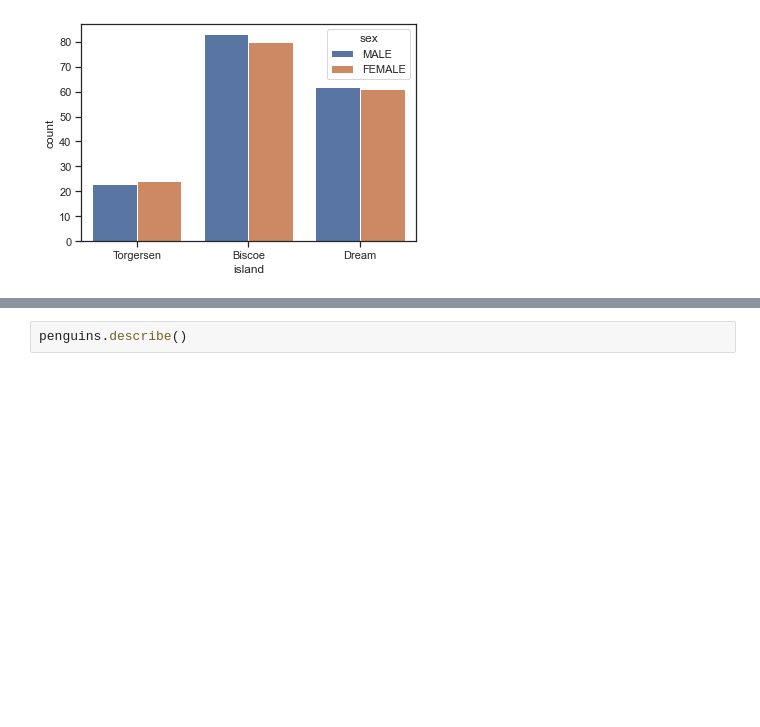
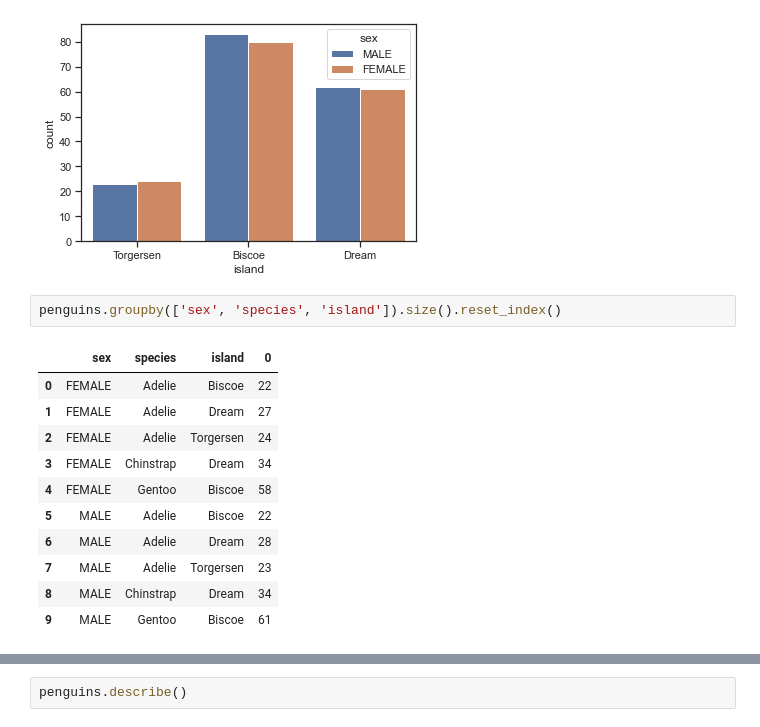
Before and after one commit to Carlene/INTRO-TO-DATA-ANALYSIS, a Jupyter notebook: logistic-regression/logistic_regression_assignment_1_solution.ipynb, the cells around one changed output, grey strips where cells are left out. Drawn from its saved outputs; the diff is of its cells as text; blank space fills up the shorter version.

```diff
--- a/logistic-regression/logistic_regression_assignment_1_solution.ipynb
+++ b/logistic-regression/logistic_regression_assignment_1_solution.ipynb
@@ -87,6 +87,20 @@ sns.countplot(x='island', hue='species', palette='Set2', data=penguins);
 sns.countplot(x='island', hue='sex', data=penguins);
 # %% [output]
 [figure]
+# %%
+penguins.groupby(['sex', 'species', 'island']).size().reset_index()
+# %% [output]
+|  | sex | species | island | 0 |
+| 0 | FEMALE | Adelie | Biscoe | 22 |
+| 1 | FEMALE | Adelie | Dream | 27 |
+| 2 | FEMALE | Adelie | Torgersen | 24 |
+| 3 | FEMALE | Chinstrap | Dream | 34 |
+| 4 | FEMALE | Gentoo | Biscoe | 58 |
+| 5 | MALE | Adelie | Biscoe | 22 |
+| 6 | MALE | Adelie | Dream | 28 |
+| 7 | MALE | Adelie | Torgersen | 23 |
+| 8 | MALE | Chinstrap | Dream | 34 |
+| 9 | MALE | Gentoo | Biscoe | 61 |
 # %%
 # let's get the male and female penguins on each island
 sex = penguins.groupby(['sex', 'species', 'island']).size().reset_index().pivot(columns=['sex'], index=['island', 'species'], values=0)
```
Also changed, not shown: parts of 4 cells of this notebook, 1 other file.
